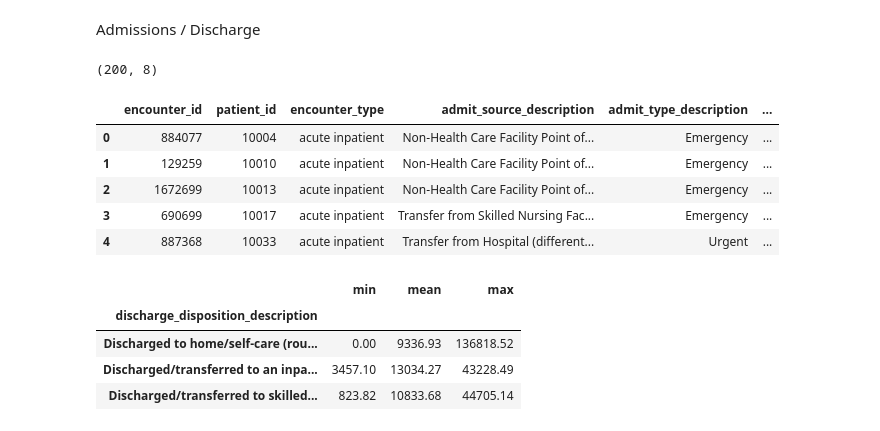
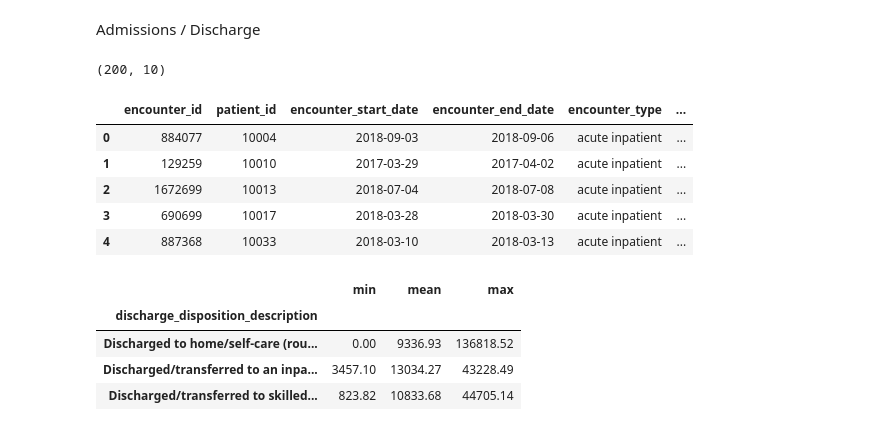
Before and after one commit to manganese-ai/bcda_claims_sandbox, a Jupyter notebook: notebooks/analysis/lindsay.ipynb, the cells around one changed output. Saved outputs shown, nothing was run; the diff lists cells and outputs as text; code cells hidden in the pictures.

```diff
--- a/notebooks/analysis/lindsay.ipynb
+++ b/notebooks/analysis/lindsay.ipynb
@@ -204,31 +204,33 @@ Admissions / Discharge
 # %%
 # encounter
 sql = '''
 SELECT
     encounter_id,
     patient_id,
+    encounter_start_date,
+    encounter_end_date,
     encounter_type,
     admit_source_description,
     admit_type_description,
     discharge_disposition_description,
     paid_amount,
     charge_amount
 FROM SANDBOX_CLAIMS.CORE.ENCOUNTER;
 '''
 enc = read_sql(sql)
 enc = enc.sort_values('patient_id').reset_index(drop=True)
 enc[['patient_id','paid_amount','charge_amount']] = enc[['patient_id','paid_amount','charge_amount']].apply(pd.to_numeric, errors='coerce')
 
 print(enc.shape)
 enc.head()
 # %% [output]
-(200, 8)
+(200, 10)
-|  | encounter_id | patient_id | encounter_type | admit_source_description | admit_type_description | ... |
-| 0 | 884077 | 10004 | acute inpatient | Non-Health Care Facility Point of... | Emergency | ... |
-| 1 | 129259 | 10010 | acute inpatient | Non-Health Care Facility Point of... | Emergency | ... |
-| 2 | 1672699 | 10013 | acute inpatient | Non-Health Care Facility Point of... | Emergency | ... |
-| 3 | 690699 | 10017 | acute inpatient | Transfer from Skilled Nursing Fac... | Emergency | ... |
-| 4 | 887368 | 10033 | acute inpatient | Transfer from Hospital (different... | Urgent | ... |
+|  | encounter_id | patient_id | encounter_start_date | encounter_end_date | encounter_type | ... |
+| 0 | 884077 | 10004 | 2018-09-03 | 2018-09-06 | acute inpatient | ... |
+| 1 | 129259 | 10010 | 2017-03-29 | 2017-04-02 | acute inpatient | ... |
+| 2 | 1672699 | 10013 | 2018-07-04 | 2018-07-08 | acute inpatient | ... |
+| 3 | 690699 | 10017 | 2018-03-28 | 2018-03-30 | acute inpatient | ... |
+| 4 | 887368 | 10033 | 2018-03-10 | 2018-03-13 | acute inpatient | ... |
 # %%
 # discharge info
 # for post acute patients (discharged from admission to somewhere else like skilled nursing). Makes things expensive.
```
Also changed, not shown: parts of 2 cells of this notebook.
